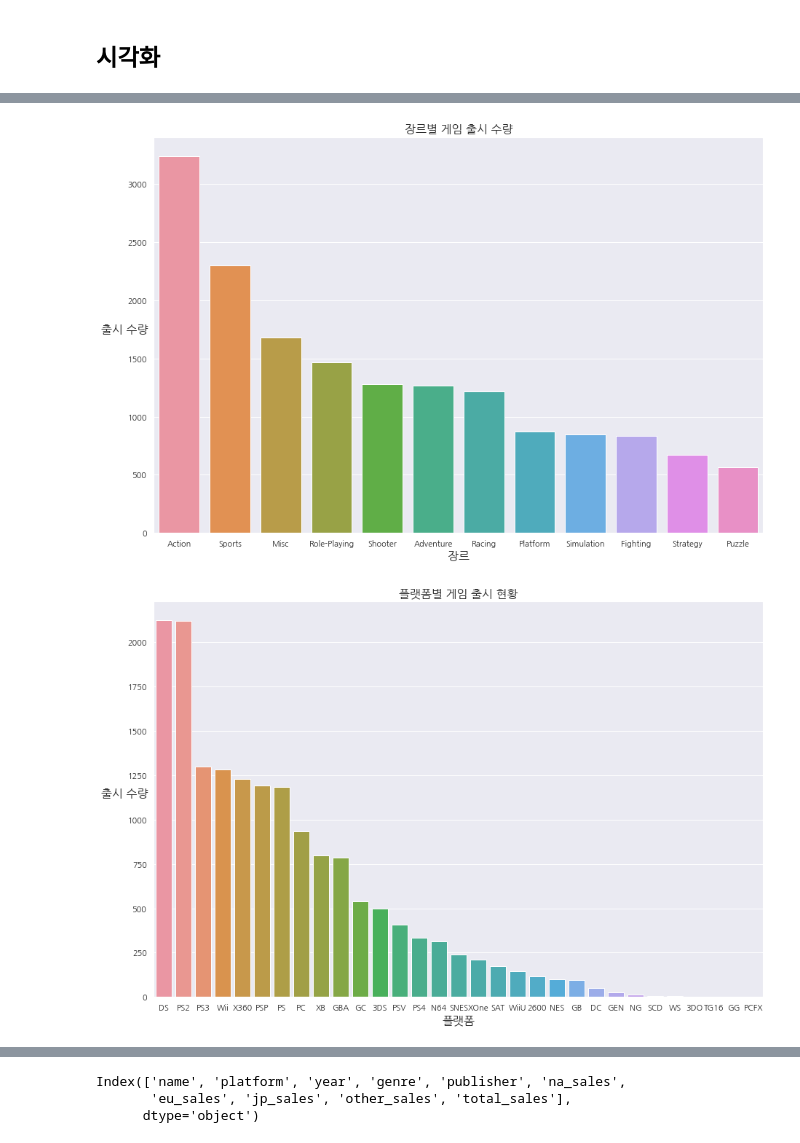
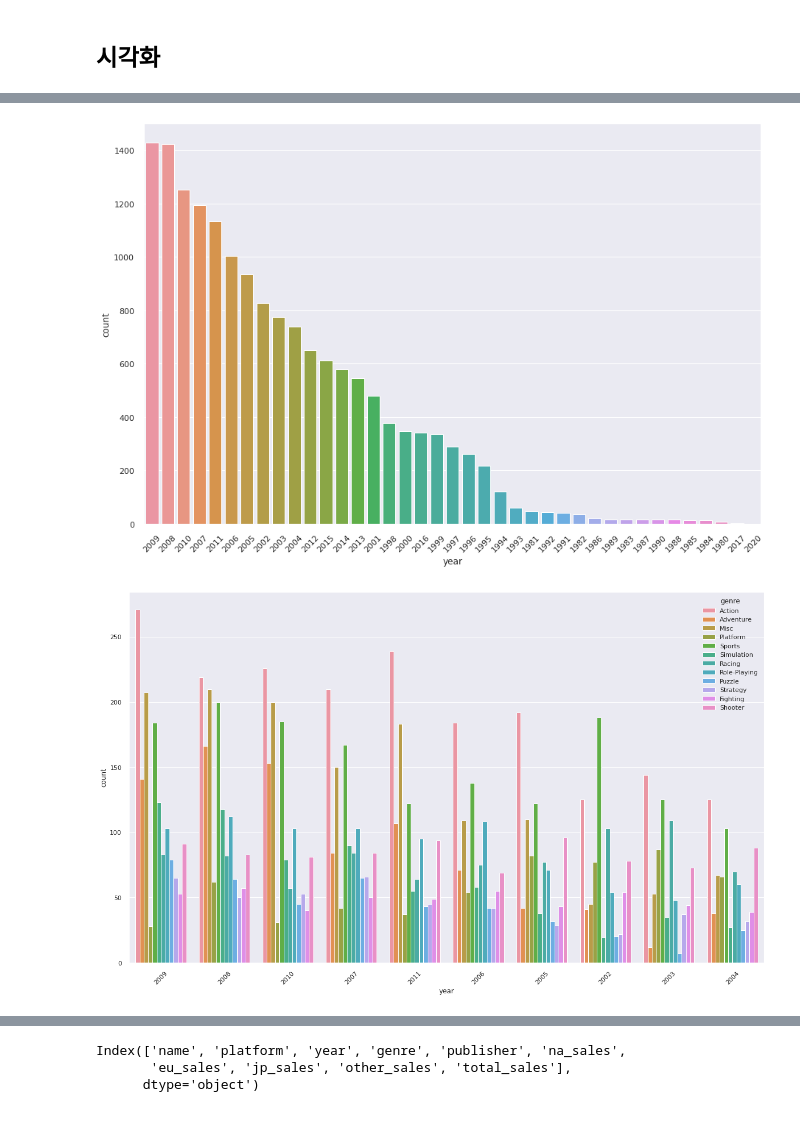
Before and after one commit to sungjin-kim-data/vgames2_data, a Jupyter notebook: vgames2_data.ipynb, the cells around one changed output, grey strips where cells are left out. Saved outputs shown, nothing was run; the diff lists cells and outputs as text; code cells hidden in the pictures.

Commit message:
doing visualizing

```diff
--- a/vgames2_data.ipynb
+++ b/vgames2_data.ipynb
@@ -21,7 +21,7 @@ import pandas as pd
 import seaborn as sns
 import matplotlib.pyplot as plt
 
-# plt.style.use('seaborn')
+plt.style.use('seaborn')
 sns.set(font_scale=1)
 plt.rc('font', family='NanumBarunGothic')
 plt.rcParams['font.family'] = 'NanumGothic'
@@ -608,18 +626,20 @@ Name: genre, dtype: int64
 # %%
 plt.figure(figsize=(15, 10))
-sns.countplot(x="genre", data=gd1, order = gd1['genre'].value_counts().index)
-plt.title('장르별 게임 출시 수량', fontsize=16)
-plt.xlabel('장르', fontsize=16)
-plt.ylabel('출시 수량', rotation=0, fontsize=16)
+sns.countplot(x="year", data=gd1, order = gd1.groupby(by=['year'])['name'].count().sort_values(ascending=False).index)
+# plt.title('연도별 게임 출시 현황', fontsize=15)
+# plt.xlabel('연도', rotation=0)
+# plt.ylabel('수량', rotation=0)
+plt.xticks(rotation=45)
 plt.show()
 # %% [output]
-[figure, old version]
+[figure, new version]
 # %%
-plt.figure(figsize=(15, 10))
-sns.countplot(x="platform", data=gd1, order = gd1['platform'].value_counts().index)
-plt.title('플랫폼별 게임 출시 현황', fontsize=16)
-plt.xlabel('플랫폼', fontsize=16)
-plt.ylabel('출시 수량', rotation=0, fontsize=16)
+plt.figure(figsize=(20, 12))
+sns.countplot(x="year", data=gd1, hue='genre', order=gd1.year.value_counts().iloc[:10].index)
+# plt.title('게임 장르별 Top10 연도별 정리', fontsize=20)
+# plt.xlabel('연도')
+# plt.ylabel('수량', rotation=0)
+plt.xticks(rotation=45)
 plt.show()
 # %% [output]
-[figure, old version]
+[figure, new version]
```
Also changed, not shown: parts of 30 cells of this notebook.
